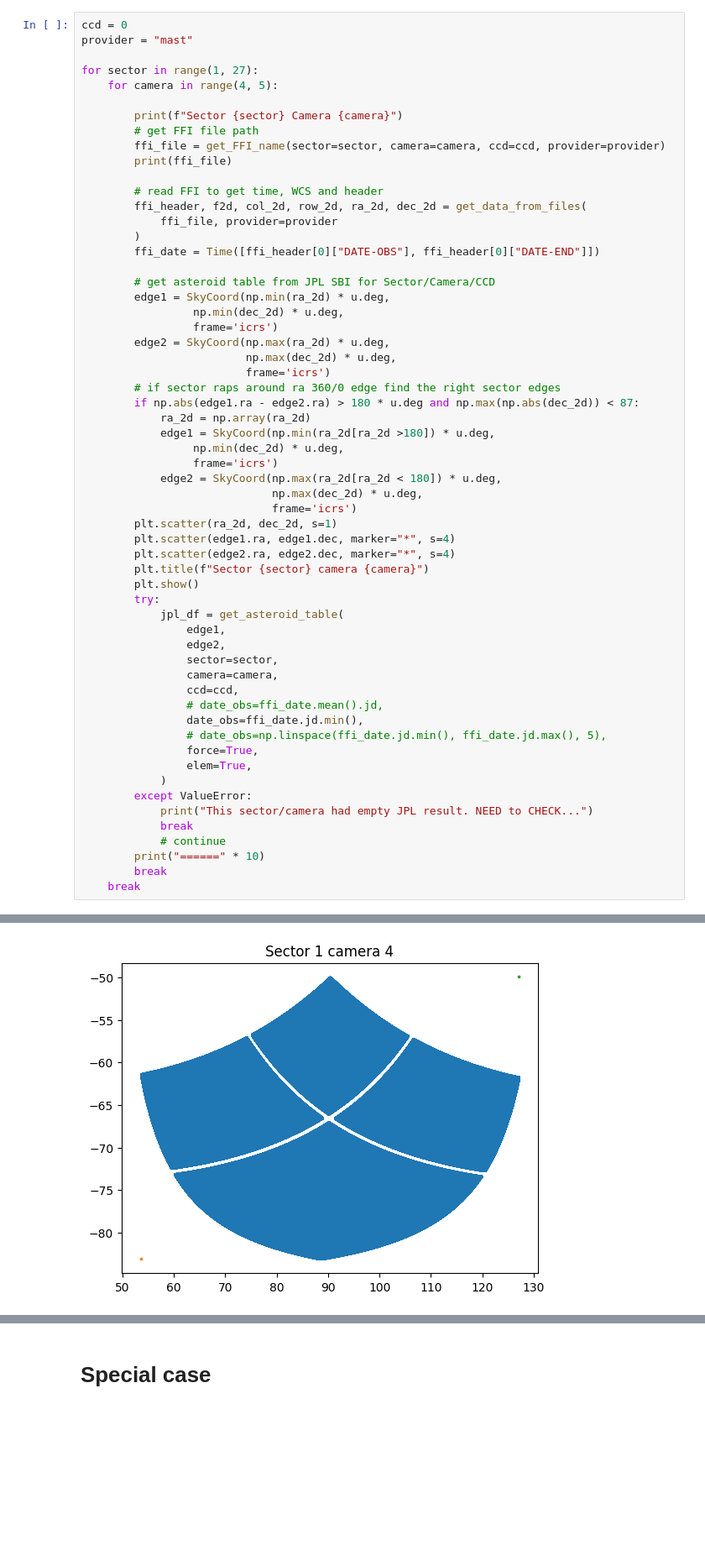
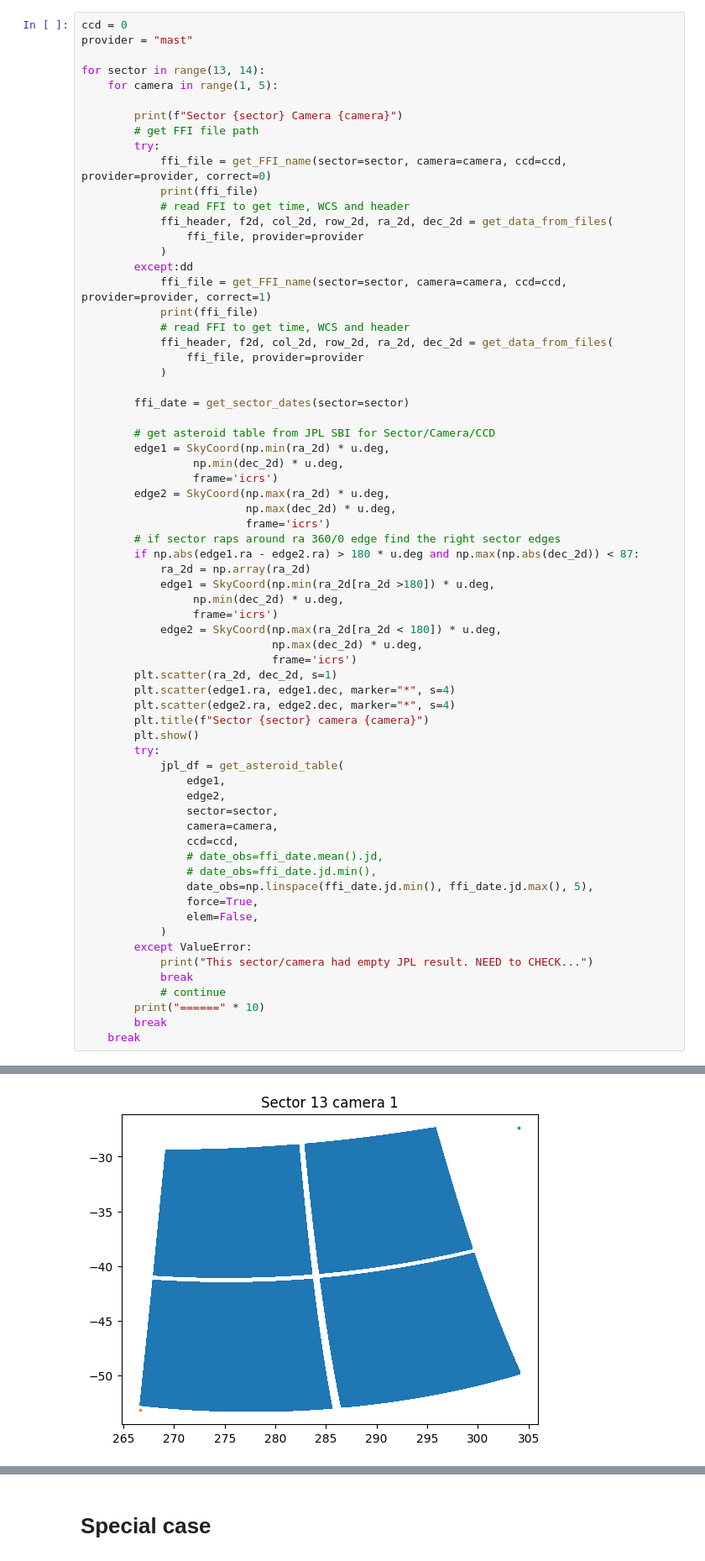
Before and after one commit to jorgemarpa/tess-asteroid-ml, a Jupyter notebook: notebooks/jpl_sector_query.ipynb, the cells around one changed output, grey strips where cells are left out. Shown: that part at 84% size. Cells and saved outputs as stored; diff of their text form; blank space fills up the shorter version.

```diff
--- a/notebooks/jpl_sector_query.ipynb
+++ b/notebooks/jpl_sector_query.ipynb
@@ -18,19 +14,27 @@ NameError: name 'ffi_date' is not defined
 ccd = 0
 provider = "mast"
 
-for sector in range(1, 27):
-    for camera in range(4, 5):
+for sector in range(13, 14):
+    for camera in range(1, 5):
 
         print(f"Sector {sector} Camera {camera}")
         # get FFI file path
-        ffi_file = get_FFI_name(sector=sector, camera=camera, ccd=ccd, provider=provider)
-        print(ffi_file)
+        try:
+            ffi_file = get_FFI_name(sector=sector, camera=camera, ccd=ccd, provider=provider, correct=0)
+            print(ffi_file)
+            # read FFI to get time, WCS and header
+            ffi_header, f2d, col_2d, row_2d, ra_2d, dec_2d = get_data_from_files(
+                ffi_file, provider=provider
+            )
+        except:dd
+            ffi_file = get_FFI_name(sector=sector, camera=camera, ccd=ccd, provider=provider, correct=1)
+            print(ffi_file)
+            # read FFI to get time, WCS and header
+            ffi_header, f2d, col_2d, row_2d, ra_2d, dec_2d = get_data_from_files(
+                ffi_file, provider=provider
+            )
 
-        # read FFI to get time, WCS and header
-        ffi_header, f2d, col_2d, row_2d, ra_2d, dec_2d = get_data_from_files(
-            ffi_file, provider=provider
-        )
-        ffi_date = Time([ffi_header[0]["DATE-OBS"], ffi_header[0]["DATE-END"]])
+        ffi_date = get_sector_dates(sector=sector)
 
         # get asteroid table from JPL SBI for Sector/Camera/CCD
         edge1 = SkyCoord(np.min(ra_2d) * u.deg,
@@ -61,10 +65,10 @@ for sector in range(1, 27):
                 camera=camera,
                 ccd=ccd,
                 # date_obs=ffi_date.mean().jd,
-                date_obs=ffi_date.jd.min(),
-                # date_obs=np.linspace(ffi_date.jd.min(), ffi_date.jd.max(), 5),
+                # date_obs=ffi_date.jd.min(),
+                date_obs=np.linspace(ffi_date.jd.min(), ffi_date.jd.max(), 5),
                 force=True,
-                elem=True,
+                elem=False,
             )
         except ValueError:
             print("This sector/camera had empty JPL result. NEED to CHECK...")
@@ -87,2 +91,2 @@ Set MJD-END to 58339.332485 from DATE-END'. [astropy.wcs.wcs]
-[figure, old version]
+[figure, new version]
 <SkyCoord (ICRS): (ra, dec) in deg
```
Also changed, not shown: parts of 21 cells of this notebook, 2 other files.
